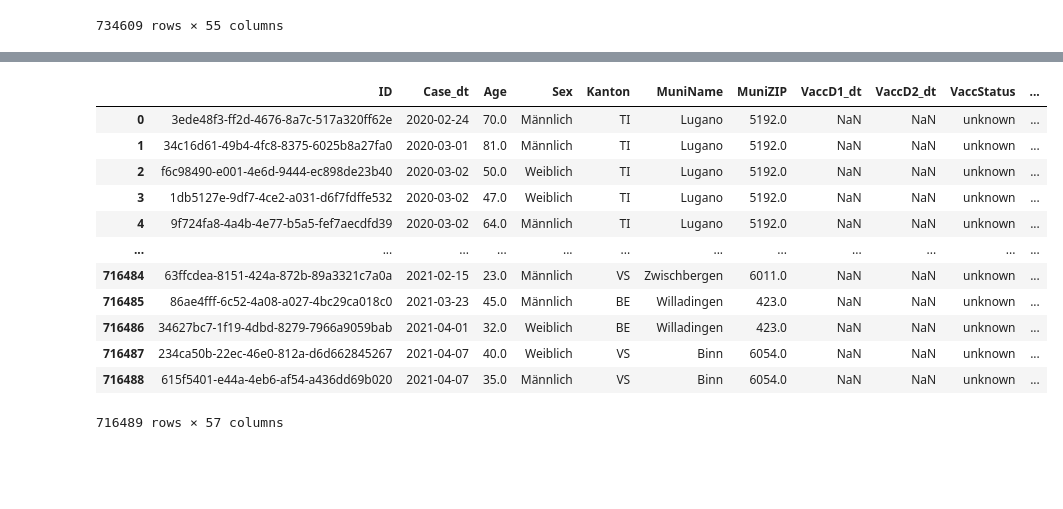
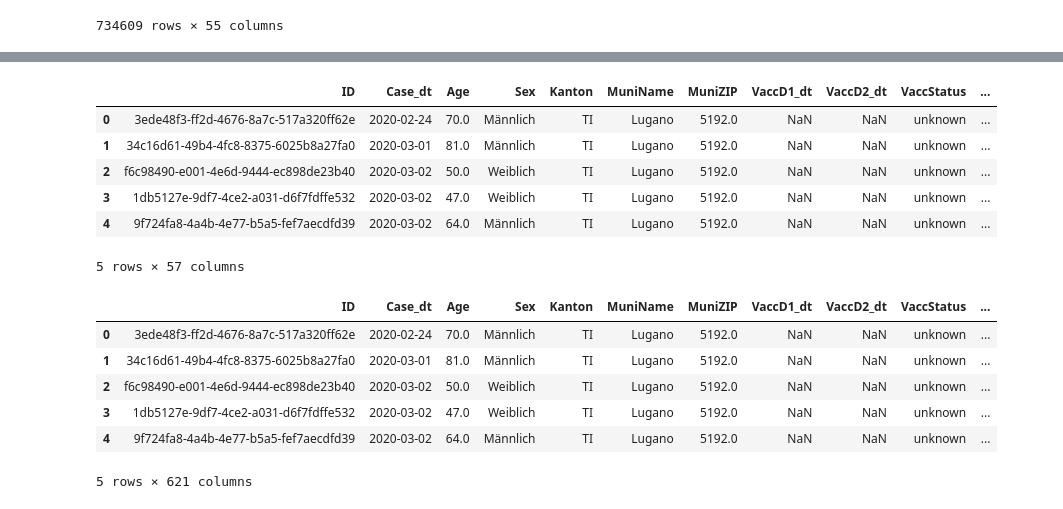
Before and after one commit to mnuris/Hannah-Mathias, a Jupyter notebook: jupyter/Main_FOPH_Data.ipynb, the cells around one changed output, grey strips where cells are left out. Cells and saved outputs as stored; diff of their text form; code cells hidden in the pictures; blank space fills up the shorter version.

```diff
--- a/jupyter/Main_FOPH_Data.ipynb
+++ b/jupyter/Main_FOPH_Data.ipynb
@@ -9,16 +37,16 @@ import pandas as pd
 try:
     #HannahFolder
     DATA_FOLDER = 'T:\\2021-10-22_10-03-52_BAGEPI-1086-cortes_study_data_cases.csv'
-    DATA = pd.read_csv(DATA_FOLDER, sep=';')
+    FOPH_ATA = pd.read_csv(DATA_FOLDER, sep=';')
 except:
     #MathiasFolder
     DATA_FOLDER = '/Volumes/FOPHDATA/2021-10-22_10-03-52_BAGEPI-1086-cortes_study_data_cases.csv'
-    DATA = pd.read_csv(DATA_FOLDER, sep=';')
+    FOPH_ATA = pd.read_csv(DATA_FOLDER, sep=';')
 
-DATA.columns = ["ID" , "Case_dt", "Age", "Sex", "Kanton", "MuniName",
+FOPH_ATA.columns = ["ID" , "Case_dt", "Age", "Sex", "Kanton", "MuniName",
        "MuniZIP", "VaccD1_dt", "VaccD2_dt", "VaccStatus", "Dead", "Death_dt",
        "Hosp_dt", "Infection_dt"]
-DATA
+FOPH_ATA.head()
 # %% [output]
 |  | ID | Case_dt | Age | Sex | Kanton | MuniName | MuniZIP | VaccD1_dt | VaccD2_dt | VaccStatus | ... |
 | 0 | 3ede48f3-ff2d-4676-8a7c-517a320ff62e | 2020-02-24 | 70.0 | Männlich | TI | Lugano | 5192.0 | NaN | NaN | unknown | ... |
@@ -44,7 +65,7 @@ try:
     municipalities_data = pd.read_excel(path, sheet_name='Sheet1')
 except:
     #MathiasFolder
-    path = '../Data/Add_comunitites/DataCommunities.xlsx'
+    path = '../../Data/Add_comunitites/DataCommunities.xlsx'
     municipalities_data = pd.read_excel(path, sheet_name='Sheet1')
 
 municipalities_data.columns = ["MuniZIP" , "MuniName", "NbrResident", "Change%", "PopDensitiyPer_km²", "Strangers%",
@@ -92,6 +113,6 @@ Index(['MuniZIP', 'NbrResident', 'Change%', 'PopDensitiyPer_km²', 'Strangers%',
 # %%
-merge = pd.merge(DATA, municipalities_data, left_on='MuniZIP', right_on='MuniZIP', how='inner')
-merge
+data_augmented = pd.merge(FOPH_ATA, municipalities_data, left_on='MuniZIP', right_on='MuniZIP', how='inner')
+data_augmented
 # %% [output]
 |  | ID | Case_dt | Age | Sex | Kanton | MuniName | MuniZIP | VaccD1_dt | VaccD2_dt | VaccStatus | ... |
 | 0 | 3ede48f3-ff2d-4676-8a7c-517a320ff62e | 2020-02-24 | 70.0 | Männlich | TI | Lugano | 5192.0 | NaN | NaN | unknown | ... |
@@ -117,12 +138,12 @@ try:
     GPS_coordinates = pd.read_excel(path, sheet_name='Sheet1')
 except:
     #MathiasFolder
-    path = '../Data/Add_comunitites/try.csv'
+    path = '../../Data/Add_comunitites/try.csv'
     GPS_coordinates = pd.read_csv(path, sep=',')
 GPS_coordinates = GPS_coordinates[GPS_coordinates['country code']=='CH']
 GPS_coordinates['communitycode'] = GPS_coordinates['communitycode'].astype(float, errors = 'raise')
 GPS_coordinates['longitude'] = GPS_coordinates['longitude'].astype(float, errors = 'raise')
-GPS_coordinates
+GPS_coordinates.head()
 # %% [output]
 |  | country code | postal code | place | state | statecode | province_or_county | province_or_countycode | ... |
 | 30217 | CH | 5000 | Aarau | Kanton Aargau | AG | Bezirk Aarau | 1901 | ... |
@@ -140,20 +154,27 @@ GPS_coordinates
 # %%
 copy = GPS_coordinates[['communitycode','latitude', 'longitude']]
 copy = copy.drop_duplicates(subset=['communitycode'], keep='last')
-final = pd.merge(merge, copy, left_on='MuniZIP', right_on='communitycode', how='inner')
+final = pd.merge(data_augmented, copy, left_on='MuniZIP', right_on='communitycode', how='inner')
 final = final.drop('communitycode', axis=1)
-final
+final.head()
 # %% [output]
 |  | ID | Case_dt | Age | Sex | Kanton | MuniName | MuniZIP | VaccD1_dt | VaccD2_dt | VaccStatus | ... |
 | 0 | 3ede48f3-ff2d-4676-8a7c-517a320ff62e | 2020-02-24 | 70.0 | Männlich | TI | Lugano | 5192.0 | NaN | NaN | unknown | ... |
 | 1 | 34c16d61-49b4-4fc8-8375-6025b8a27fa0 | 2020-03-01 | 81.0 | Männlich | TI | Lugano | 5192.0 | NaN | NaN | unknown | ... |
 | 2 | f6c98490-e001-4e6d-9444-ec898de23b40 | 2020-03-02 | 50.0 | Weiblich | TI | Lugano | 5192.0 | NaN | NaN | unknown | ... |
 | 3 | 1db5127e-9df7-4ce2-a031-d6f7fdffe532 | 2020-03-02 | 47.0 | Weiblich | TI | Lugano | 5192.0 | NaN | NaN | unknown | ... |
 | 4 | 9f724fa8-4a4b-4e77-b5a5-fef7aecdfd39 | 2020-03-02 | 64.0 | Männlich | TI | Lugano | 5192.0 | NaN | NaN | unknown | ... |
-| ... | ... | ... | ... | ... | ... | ... | ... | ... | ... | ... | ... |
-| 716484 | 63ffcdea-8151-424a-872b-89a3321c7a0a | 2021-02-15 | 23.0 | Männlich | VS | Zwischbergen | 6011.0 | NaN | NaN | unknown | ... |
-| 716485 | 86ae4fff-6c52-4a08-a027-4bc29ca018c0 | 2021-03-23 | 45.0 | Männlich | BE | Willadingen | 423.0 | NaN | NaN | unknown | ... |
-| 716486 | 34627bc7-1f19-4dbd-8279-7966a9059bab | 2021-04-01 | 32.0 | Weiblich | BE | Willadingen | 423.0 | NaN | NaN | unknown | ... |
-| 716487 | 234ca50b-22ec-46e0-812a-d6d662845267 | 2021-04-07 | 40.0 | Weiblich | VS | Binn | 6054.0 | NaN | NaN | unknown | ... |
-| 716488 | 615f5401-e44a-4eb6-af54-a436dd69b020 | 2021-04-07 | 35.0 | Männlich | VS | Binn | 6054.0 | NaN | NaN | unknown | ... |
-716489 rows × 57 columns
+5 rows × 57 columns
+# %%
+essai = final.copy()
+dummies = pd.get_dummies(essai['Infection_dt'])
+essai = essai.join(dummies)
+essai.head()
+# %% [output]
+|  | ID | Case_dt | Age | Sex | Kanton | MuniName | MuniZIP | VaccD1_dt | VaccD2_dt | VaccStatus | ... |
+| 0 | 3ede48f3-ff2d-4676-8a7c-517a320ff62e | 2020-02-24 | 70.0 | Männlich | TI | Lugano | 5192.0 | NaN | NaN | unknown | ... |
+| 1 | 34c16d61-49b4-4fc8-8375-6025b8a27fa0 | 2020-03-01 | 81.0 | Männlich | TI | Lugano | 5192.0 | NaN | NaN | unknown | ... |
+| 2 | f6c98490-e001-4e6d-9444-ec898de23b40 | 2020-03-02 | 50.0 | Weiblich | TI | Lugano | 5192.0 | NaN | NaN | unknown | ... |
+| 3 | 1db5127e-9df7-4ce2-a031-d6f7fdffe532 | 2020-03-02 | 47.0 | Weiblich | TI | Lugano | 5192.0 | NaN | NaN | unknown | ... |
+| 4 | 9f724fa8-4a4b-4e77-b5a5-fef7aecdfd39 | 2020-03-02 | 64.0 | Männlich | TI | Lugano | 5192.0 | NaN | NaN | unknown | ... |
+5 rows × 621 columns
```
Also changed, not shown: parts of 61 cells of this notebook.
